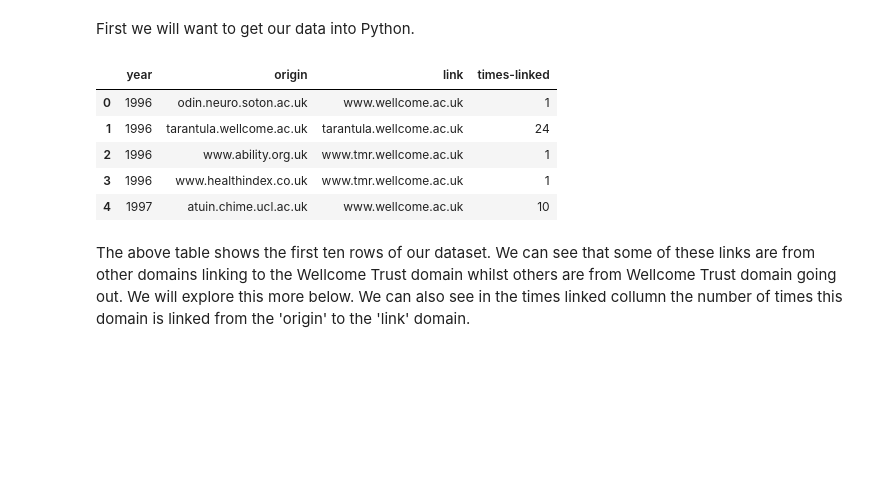
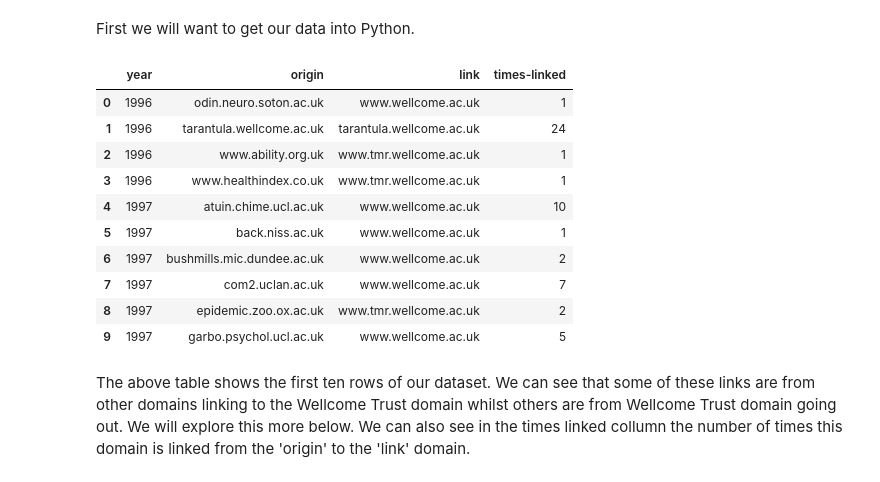
Before and after one commit to davanstrien/uk-web-archive-open-data-wellcome-project, a Jupyter notebook: Wellcome-linkage.ipynb, the cells around one changed output. Drawn from its saved outputs; the diff is of its cells as text; code cells hidden in the pictures; blank space fills up the shorter version.

```diff
--- a/Wellcome-linkage.ipynb
+++ b/Wellcome-linkage.ipynb
@@ -60,13 +62,18 @@ First we will want to get our data into Python.
 wellcome_data = pd.read_table('wellcome-linkage.tsv', names=['year','origin','link','times-linked'], sep='\||\t', engine='python')
 # %%
-wellcome_data.head(5)
+wellcome_data.head(10)
 # %% [output]
 |  | year | origin | link | times-linked |
 | 0 | 1996 | odin.neuro.soton.ac.uk | www.wellcome.ac.uk | 1 |
 | 1 | 1996 | tarantula.wellcome.ac.uk | tarantula.wellcome.ac.uk | 24 |
 | 2 | 1996 | www.ability.org.uk | www.tmr.wellcome.ac.uk | 1 |
 | 3 | 1996 | www.healthindex.co.uk | www.tmr.wellcome.ac.uk | 1 |
 | 4 | 1997 | atuin.chime.ucl.ac.uk | www.wellcome.ac.uk | 10 |
+| 5 | 1997 | back.niss.ac.uk | www.wellcome.ac.uk | 1 |
+| 6 | 1997 | bushmills.mic.dundee.ac.uk | www.wellcome.ac.uk | 2 |
+| 7 | 1997 | com2.uclan.ac.uk | www.wellcome.ac.uk | 7 |
+| 8 | 1997 | epidemic.zoo.ox.ac.uk | www.tmr.wellcome.ac.uk | 2 |
+| 9 | 1997 | garbo.psychol.ucl.ac.uk | www.wellcome.ac.uk | 5 |
 # %% [markdown]
 The above table shows the first ten rows of our dataset. We can see that some of these links are from other domains linking to the Wellcome Trust domain whilst others are from Wellcome Trust domain going out. We will explore this more below. We can also see in the times linked collumn the number of times this domain is linked from the 'origin' to the 'link' domain.
 # %% [markdown]
```
Also changed, not shown: parts of 12 cells of this notebook.
